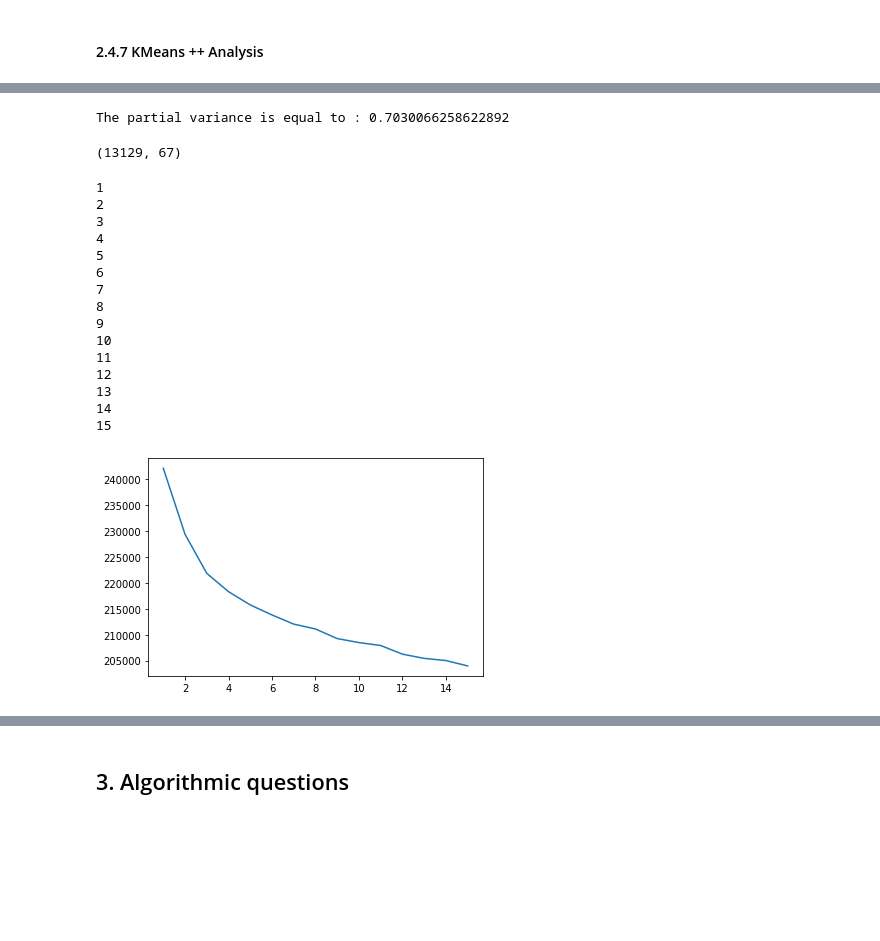
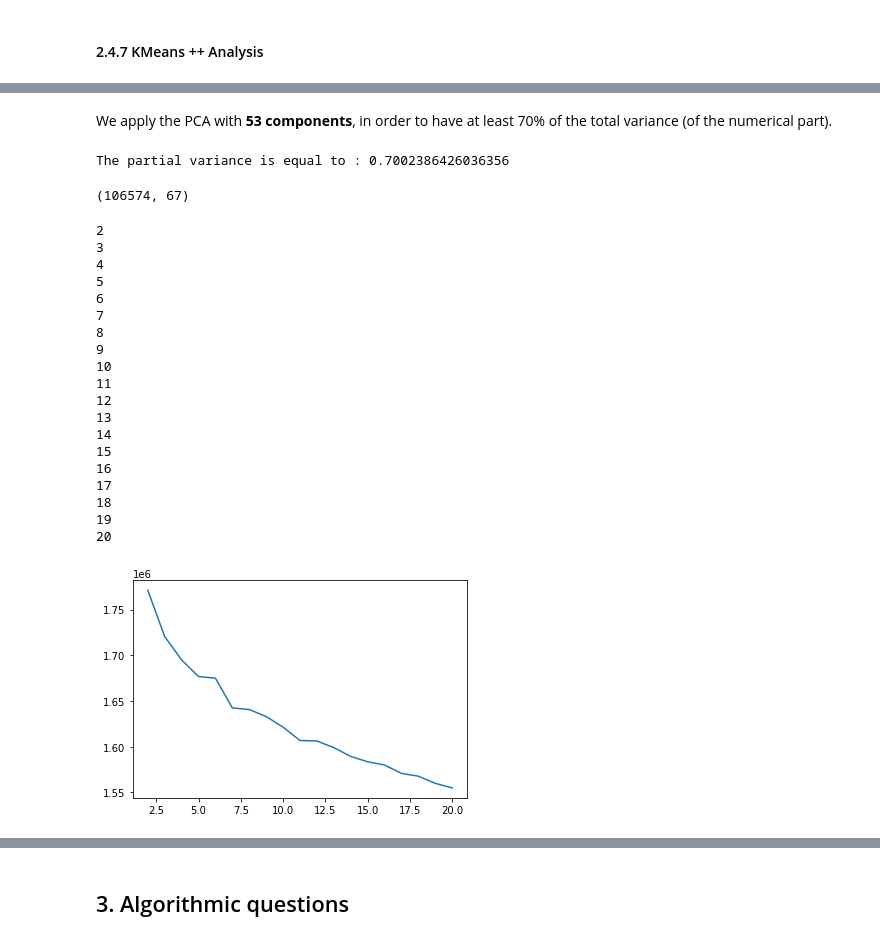
Before and after one commit to pommier1989235/ADM_HW4, a Jupyter notebook: Question_2+Algo_question.ipynb, the cells around one changed output, grey strips where cells are left out. Saved outputs shown, nothing was run; the diff lists cells and outputs as text; code cells hidden in the pictures; blank space fills up the shorter version.

```diff
--- a/Question_2+Algo_question.ipynb
+++ b/Question_2+Algo_question.ipynb
@@ -763,6 +653,10 @@ for col in df.columns:
         print(col)
         col_dropped.append(col)
         df.drop([col], axis = 1, inplace = True)
+    else :
+        if 'genre' in col :
+            col_dropped.append(col)
+            df.drop([col], axis = 1, inplace = True)
 
 # for variables which represent dates we will use the datetime type
 res = []
@@ -781,10 +675,10 @@ for col in df.columns:
         #replace missing values by 'None'
         df[col].fillna("None", inplace = True)
         le = preprocessing.LabelEncoder()
-        encoded_df2[col]= le.fit_transform(merged_df[col])
+        encoded_df2[col]= le.fit_transform(df[col])
 
     #columns with numeric values
     else :
         #replace missing values by the mean of the column
         df[col].fillna(df[col].mean(), inplace = True)
-        num_df2[col] = merged_df[col]
+        num_df2[col] = df[col]
@@ -791,14 +703,16 @@ for col in df.columns:
+# %% [markdown]
+We apply the PCA with **53 components**, in order to have at least 70% of the total variance (of the numerical part).
 # %%
 #normalize for ACP
 X1 = num_df2.to_numpy()
 Z1 = preprocessing.StandardScaler().fit_transform(X1) # normalize
 
-pca = PCA(n_components=51)
+pca = PCA(n_components=53)
 A = pca.fit_transform(Z1)
 # %%
 print("The partial variance is equal to :", np.cumsum(pca.explained_variance_ratio_)[-1])
 # %% [output]
-The partial variance is equal to : 0.7030066258622892
+The partial variance is equal to : 0.7002386426036356
 # %%
 X2 = encoded_df2.to_numpy()
 Z2 = preprocessing.StandardScaler().fit_transform(X2)
@@ -807,23 +721,27 @@ Z2 = preprocessing.StandardScaler().fit_transform(X2)
 Z2 = np.hstack((A, Z2))
 Z2.shape
 # %% [output]
-(13129, 67)
+(106574, 67)
 # %%
-K, inertia = elbow_method(Z2, 2, 15)
+K, inertia = elbow_method(Z2, 2, 20)
 # %% [output]
-1
 2
 3
 4
 5
 6
 7
 8
 9
 10
 11
 12
 13
 14
 15
+16
+17
+18
+19
+20
-[figure, old version]
+[figure, new version]
```
Also changed, not shown: parts of 45 cells of this notebook.
